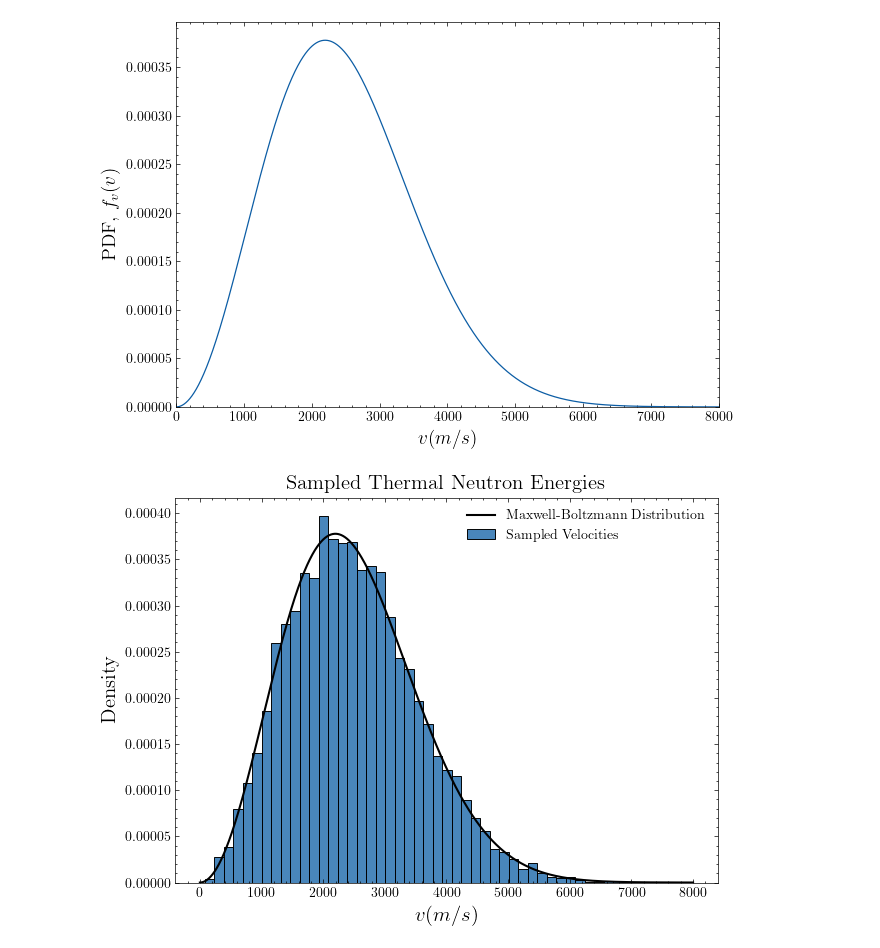
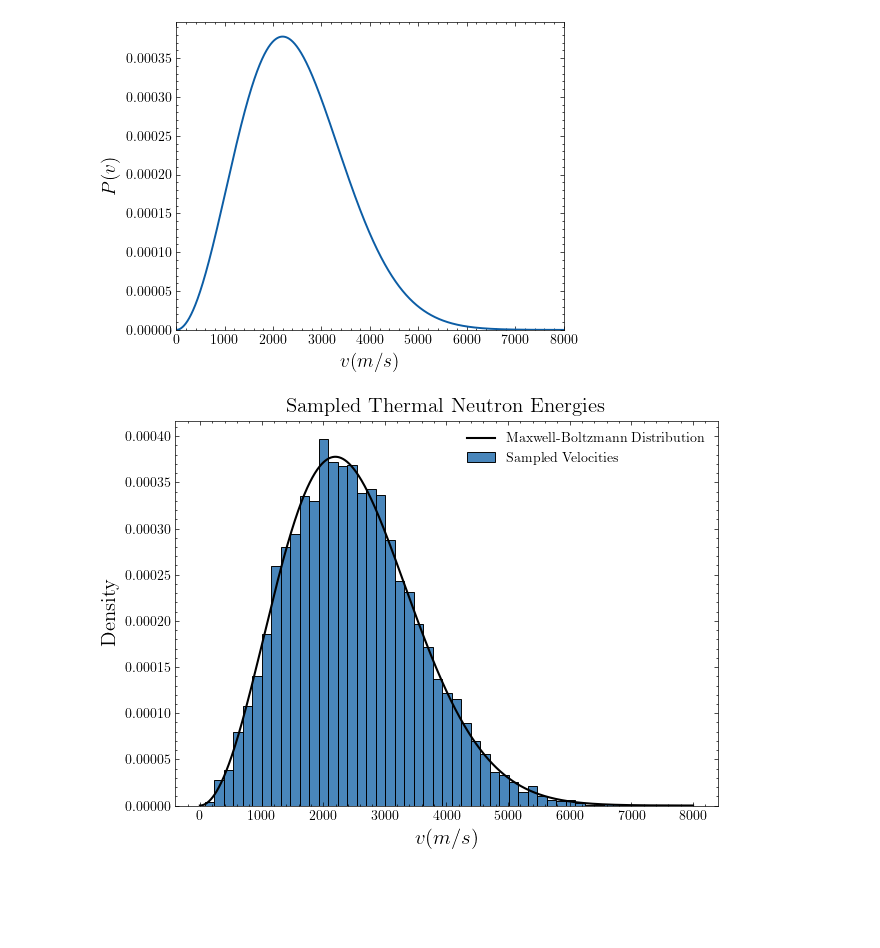
Before and after one commit to DerkNiessink/NeutroWater, a Jupyter notebook: analysis/maxwell_boltzmann.ipynb, the cells around one changed output. Drawn from its saved outputs; the diff is of its cells as text; code cells hidden in the pictures; blank space fills up the shorter version.

```diff
--- a/analysis/maxwell_boltzmann.ipynb
+++ b/analysis/maxwell_boltzmann.ipynb
@@ -9,17 +9,22 @@ from neutrons.process.maxwell_boltzmann import MaxwellBoltzmann
 # %%
 mw = MaxwellBoltzmann()
 velocities = [v for v in np.arange(0, 8000, 0.1)]
 densities = [mw.distribution(v) for v in velocities]
-plt.figure(figsize=(7, 5))
+plt.figure(figsize=(5, 4))
 
-plt.plot(velocities, densities, linewidth=0.9)
+J = 6.24150907e18
+energies = [0.5 * mw.m * v ** 2 * J for v in velocities]
+plt.plot(energies, densities, linewidth=1.4)
 plt.xlabel("$v (m/s)$", fontsize=14)
-plt.ylabel(r"PDF, $f_v(v)$", fontsize=14)
-plt.xlim(0, 8000)
+plt.ylabel(r"$P(v)$", fontsize=14)
+
+plt.yticks(fontsize=10)
+plt.xticks(fontsize=10)
+#plt.xlim(0, 8000)
 plt.ylim(0)
 plt.show()
 # %% [output]
-[figure, old version]
+[figure, new version]
 # %%
 sampled_points= [mw.thermal_velocity() for _ in range(10000)]
 
```
Also changed, not shown: parts of 1 cell of this notebook, 3 other files.
